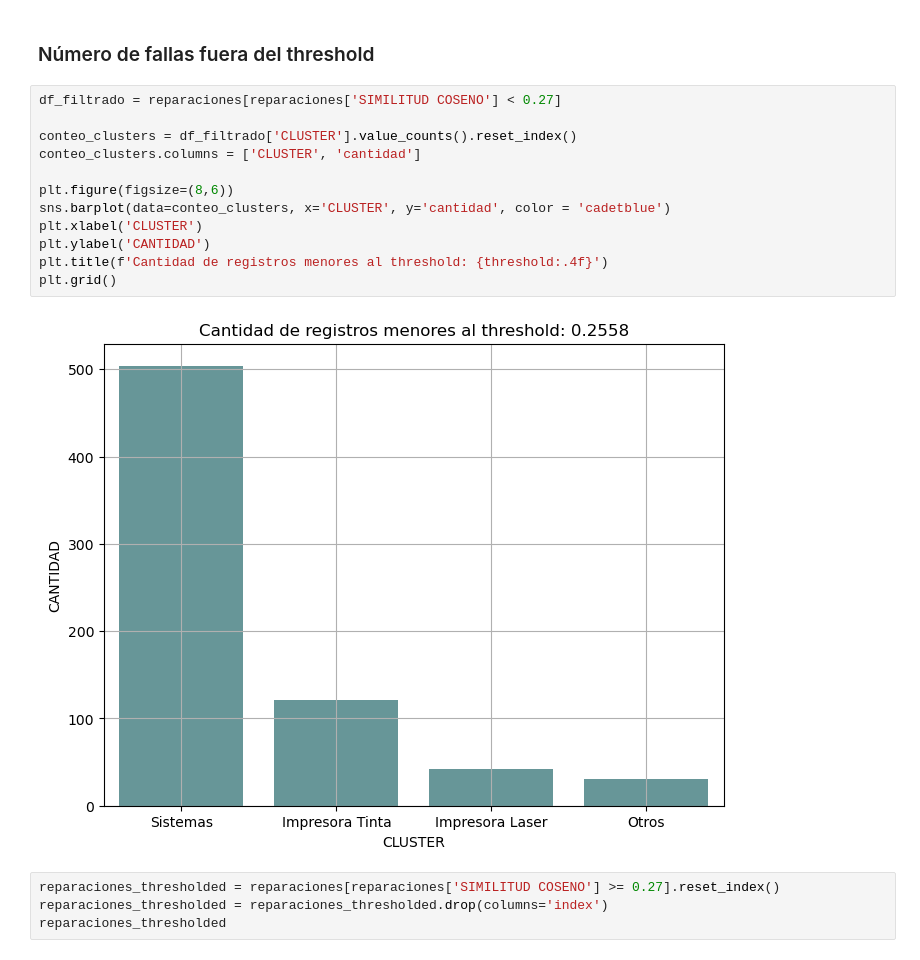
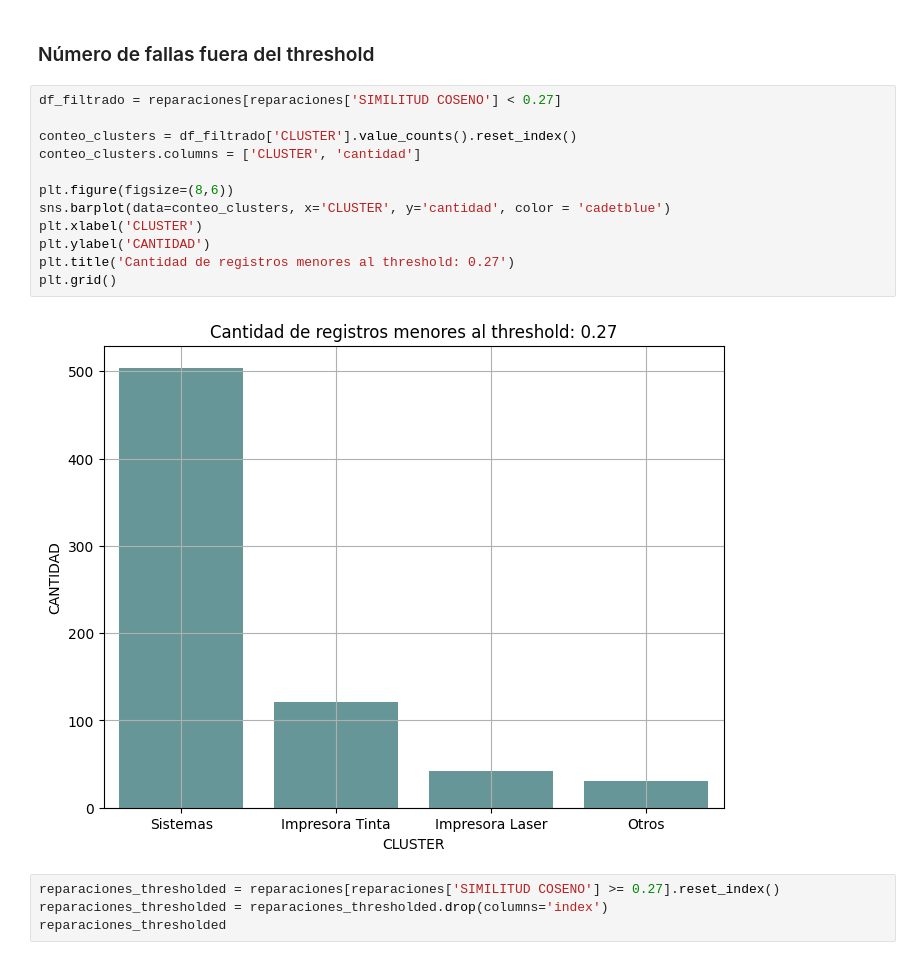
Before and after one commit to luisejdm/Analisis_de_datos_financieros_y_de_diseno_de_indicadores, a Jupyter notebook: Proyecto/Proyecto.ipynb, the cells around one changed output. Drawn from its saved outputs; the diff is of its cells as text.

```diff
--- a/Proyecto/Proyecto.ipynb
+++ b/Proyecto/Proyecto.ipynb
@@ -91,17 +93,17 @@ threshold
 # %%
 df_filtrado = reparaciones[reparaciones['SIMILITUD COSENO'] < 0.27]
 
 conteo_clusters = df_filtrado['CLUSTER'].value_counts().reset_index()
 conteo_clusters.columns = ['CLUSTER', 'cantidad']
 
 plt.figure(figsize=(8,6))
 sns.barplot(data=conteo_clusters, x='CLUSTER', y='cantidad', color = 'cadetblue')
 plt.xlabel('CLUSTER')
 plt.ylabel('CANTIDAD')
-plt.title(f'Cantidad de registros menores al threshold: {threshold:.4f}')
+plt.title('Cantidad de registros menores al threshold: 0.27')
 plt.grid()
 # %% [output]
-[figure, old version]
+[figure, new version]
 # %%
 reparaciones_thresholded = reparaciones[reparaciones['SIMILITUD COSENO'] >= 0.27].reset_index()
 reparaciones_thresholded = reparaciones_thresholded.drop(columns='index')
```
Also changed, not shown: parts of 23 cells of this notebook, 3 other files.
